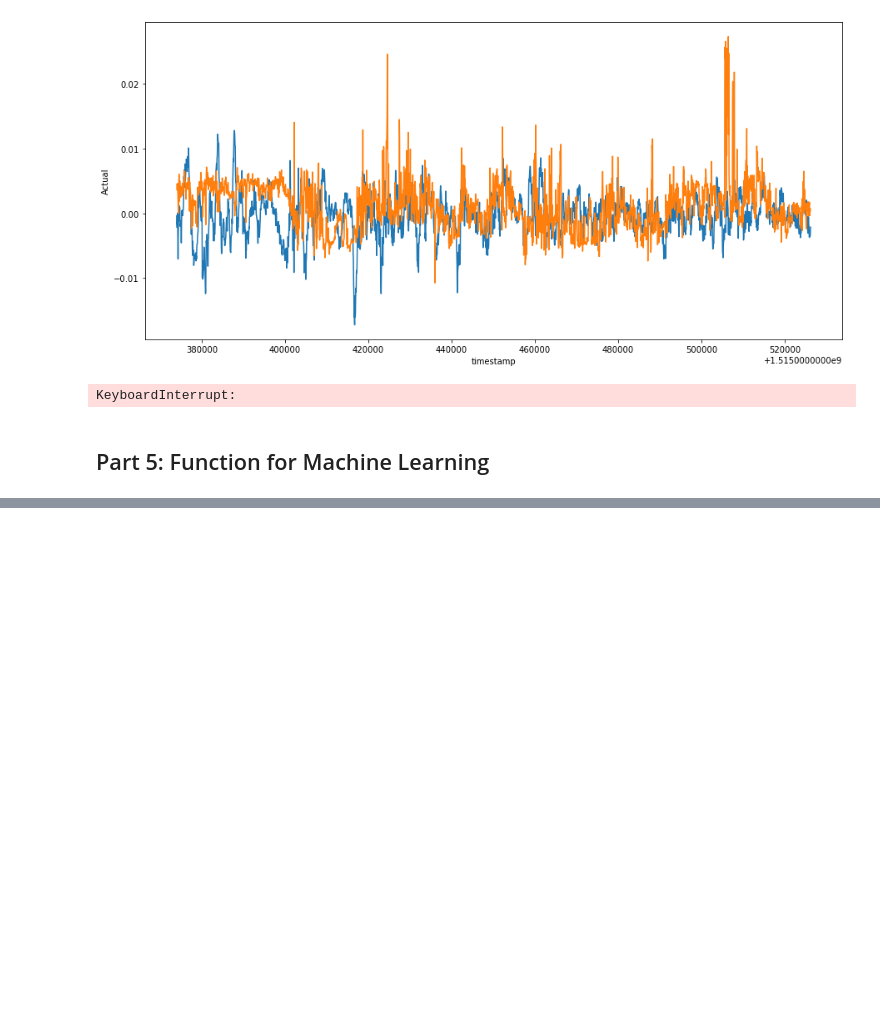
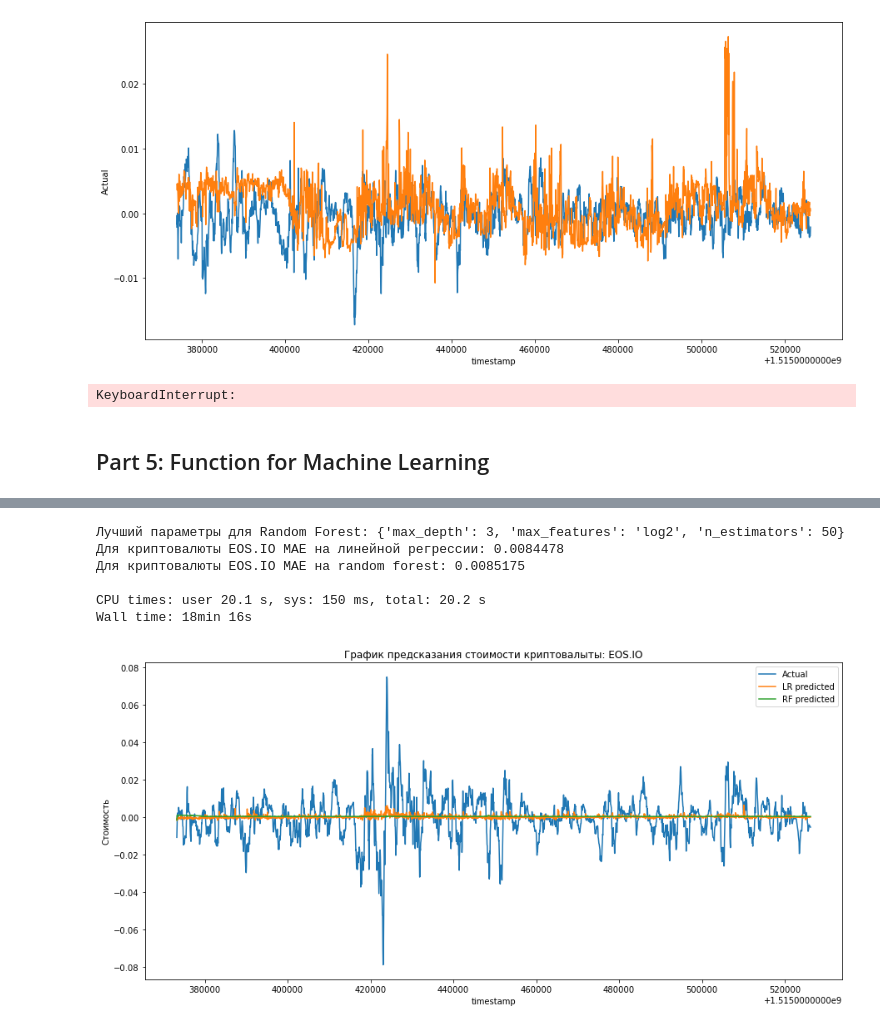
Before and after one commit to paskag/G_Research_Crypto_Forecast, a Jupyter notebook: machine_learning/G-Research_Crypto_Forecast.ipynb, the cells around one changed output, grey strips where cells are left out. Drawn from its saved outputs; the diff is of its cells as text; code cells hidden in the pictures; blank space fills up the shorter version.

```diff
--- a/machine_learning/G-Research_Crypto_Forecast.ipynb
+++ b/machine_learning/G-Research_Crypto_Forecast.ipynb
@@ -785,0 +808,11 @@ Wall time: 20min 4s
+# %%
+%%time
+ml_crypto("EOS.IO")
+# %% [output]
+Лучший параметры для Random Forest: {'max_depth': 3, 'max_features': 'log2', 'n_estimators': 50}
+Для криптовалюты EOS.IO MAE на линейной регрессии: 0.0084478
+Для криптовалюты EOS.IO MAE на random forest: 0.0085175
+
+CPU times: user 20.1 s, sys: 150 ms, total: 20.2 s
+Wall time: 18min 16s
+[figure, added]
```
Also changed, not shown: parts of 15 cells of this notebook, 5 other files.
